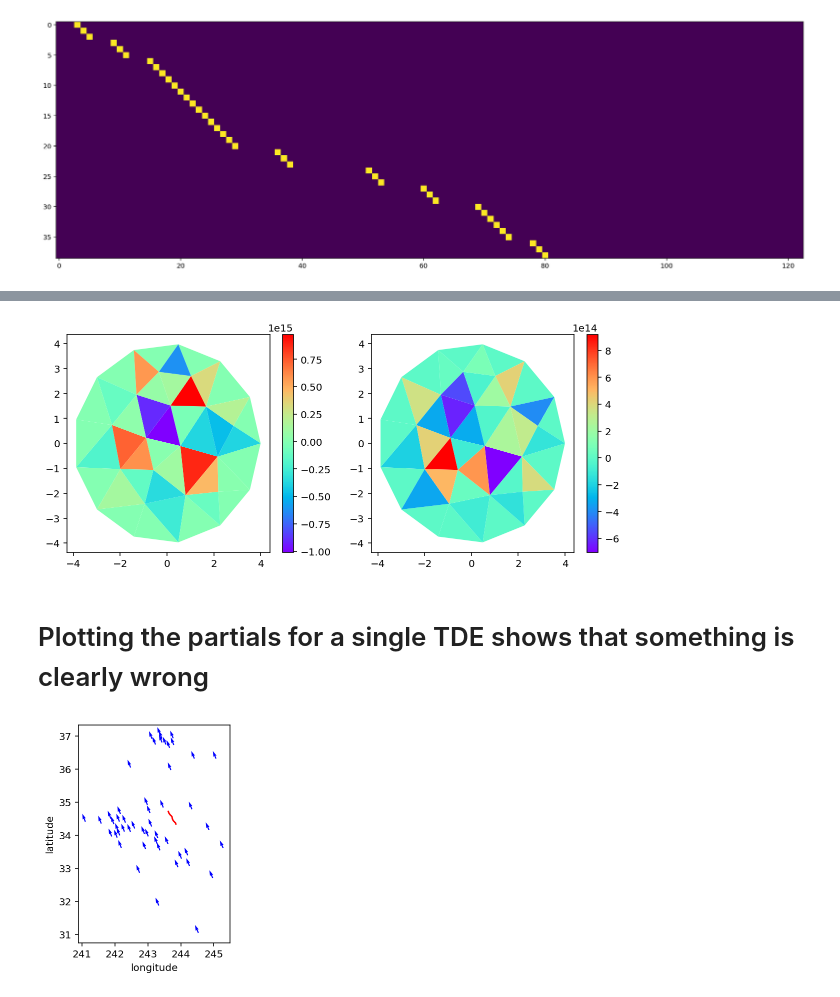
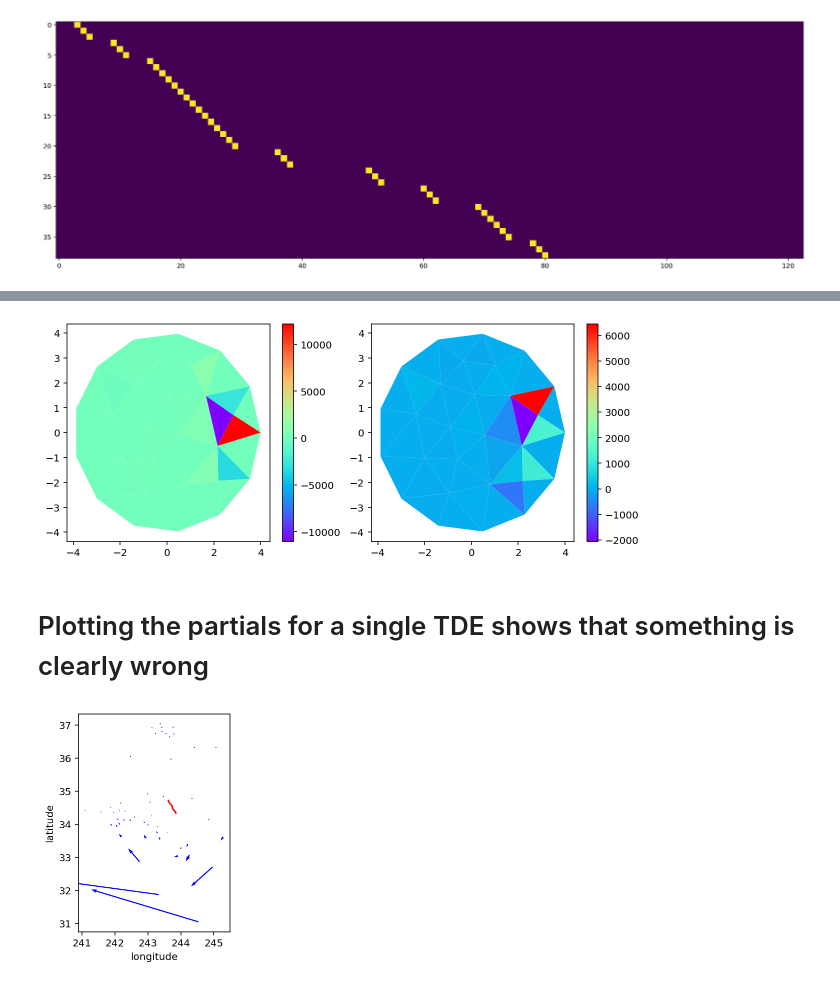
Before and after one commit to jploveless/relax_disloc, a Jupyter notebook: hector_mine.ipynb, the cells around one changed output, grey strips where cells are left out. Saved outputs shown, nothing was run; the diff lists cells and outputs as text; code cells hidden in the pictures.

```diff
--- a/hector_mine.ipynb
+++ b/hector_mine.ipynb
@@ -177,9 +177,9 @@ for i in range(1):
     # meshes[i].dep1 = meshes[i].meshio_object.points[meshes[i].verts[:, 0], 2]
     # meshes[i].dep2 = meshes[i].meshio_object.points[meshes[i].verts[:, 1], 2]
     # meshes[i].dep3 = meshes[i].meshio_object.points[meshes[i].verts[:, 2], 2]
-    meshes[i].dep1 = 30e3 + 0 * meshes[i].meshio_object.points[meshes[i].verts[:, 0], 2]
-    meshes[i].dep2 = 30e3 + 0 * meshes[i].meshio_object.points[meshes[i].verts[:, 1], 2]
-    meshes[i].dep3 = 30e3 + 0 * meshes[i].meshio_object.points[meshes[i].verts[:, 2], 2]
+    meshes[i].dep1 = 30 + 0 * meshes[i].meshio_object.points[meshes[i].verts[:, 0], 2]
+    meshes[i].dep2 = 30 + 0 * meshes[i].meshio_object.points[meshes[i].verts[:, 1], 2]
+    meshes[i].dep3 = 30 + 0 * meshes[i].meshio_object.points[meshes[i].verts[:, 2], 2]
 
     meshes[i].centroids = np.mean(
         meshes[i].meshio_object.points[meshes[i].verts, :], axis=1
@@ -256,3 +256,16 @@ for i in range(1):
 celeri.get_mesh_perimeter(meshes)
 meshes[0].coords = meshes[0].meshio_object.points
 meshes[0].coords[:, 2] = 30
+meshes[0].centroids[:, 0] += df_fault.lon.mean()
+meshes[0].centroids[:, 1] += df_fault.lat.mean()
+meshes[0].centroids[:, 2] = 30
+meshes[0].lon1[:] += df_fault.lon.mean()
+meshes[0].lat1[:] += df_fault.lat.mean()
+meshes[0].lon2[:] += df_fault.lon.mean()
+meshes[0].lat2[:] += df_fault.lat.mean()
+meshes[0].lon3[:] += df_fault.lon.mean()
+meshes[0].lat3[:] += df_fault.lat.mean()
+# %%
+meshes[0].centroids[:, 2] = 30
+meshes[0].centroids[:, 2]
+meshes[0].centroids[:, 1]
@@ -259,7 +282,8 @@ meshes[0].coords[:, 2] = 30
 # %% [markdown]
 # Calculate partial derivatives
 # %%
-operators = addict.Dict()material_lambda = 3e10
+operators = addict.Dict()
+material_lambda = 3e10
 material_mu = 3e10
 tri_operator = np.zeros((3 * len(df_gps), 3 * n_tri))
 
@@ -340,4 +364,7 @@ smoothing_matrix = np.delete(
 tde_matrix = copy.deepcopy(tri_operator)
 tde_matrix = np.delete(tde_matrix, np.arange(2, tde_matrix.shape[0], 3), axis=0)
 tde_matrix = np.delete(tde_matrix, np.arange(2, tde_matrix.shape[1], 3), axis=1)
+plt.figure(figsize=(10, 10))
+plt.imshow(tde_matrix)
+plt.show()
 # %% [output]
@@ -573,7 +600,7 @@ assembled_mat[0 : 2 * len(df_gps), :] = tde_matrix
 # Insert smoothing matrices
 source_row_start = 2 * len(df_gps)
 source_row_end = 2 * len(df_gps) + 2 * n_tri
-assembled_mat[source_row_start:source_row_end, :] = 7e-4 * smoothing_matrix
+assembled_mat[source_row_start:source_row_end, :] = 7e-5 * smoothing_matrix
 
 # Insert clip constraint matrix
 assembled_mat[source_row_end::, :] = 1e0 * constraint_matrix
@@ -629,32 +656,32 @@ plt.subplot(1, 2, 2)
 plot_mesh(meshes[0], est_slip_smooth[1::2], plt.gca())
 plt.show()
 # %% [output]
-[figure, old version]
+[figure, new version]
 # %% [markdown]
 # Plotting the partials for a single TDE shows that something is clearly wrong
 # %%
 est_slip_smooth = np.linalg.pinv(assembled_mat) @ data_vector_smooth
 test = np.zeros_like(est_slip_smooth)
-test[10] = 1
+test[1] = 1
 predictions_smooth = assembled_mat @ test
 predictions_east_smooth = predictions_smooth[np.arange(0, 100, 2)]
 predictions_north_smooth = predictions_smooth[np.arange(1, 100, 2)]
 
 plt.plot(df_fault.lon, df_fault.lat, "-r")
 plt.quiver(
     df_gps.lon,
     df_gps.lat,
     predictions_east_smooth,
     predictions_north_smooth,
     color="blue",
     zorder=10,
 )
 plt.xlabel("longitude")
 plt.ylabel("latitude")
 plt.gca().set_aspect("equal")
 plt.show()
 # %% [output]
-[figure, old version]
+[figure, new version]
 # %%
 plt.plot(predictions_east_smooth, "bx")
 plt.plot(predictions_north_smooth, ".r")
```
Also changed, not shown: parts of 8 cells of this notebook.
